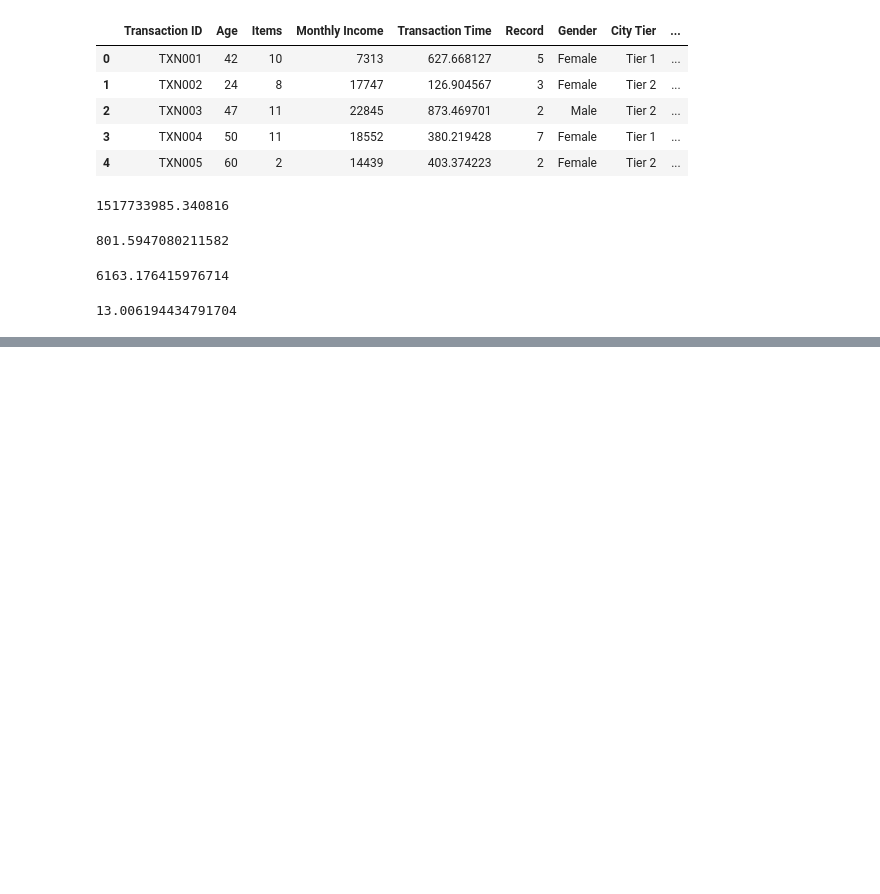
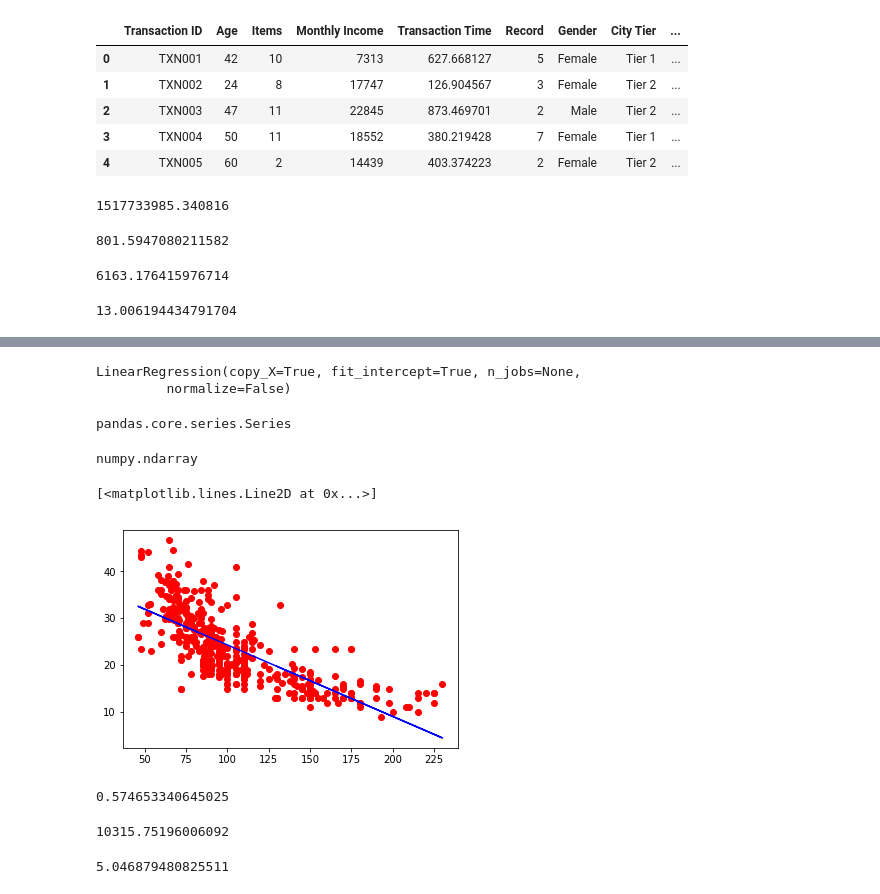
Before and after one commit to JaimeAndresSalas/Ciencia-de-Datos, a Jupyter notebook: 3. Regresion Lineal/Problemas con Regresión Lineal.ipynb, the cells around one changed output, grey strips where cells are left out. Cells and saved outputs as stored; diff of their text form; code cells hidden in the pictures; blank space fills up the shorter version.

```diff
--- a/3. Regresion Lineal/Problemas con Regresión Lineal.ipynb
+++ b/3. Regresion Lineal/Problemas con Regresión Lineal.ipynb
@@ -148,0 +188,25 @@ error*100 #EL porcentaje de error
+# %%
+lm = LinearRegression()
+lm.fit(X[:, np.newaxis],Y) #Cuando se pasa una sola fila de un dataframe se utiliza esto para que el paquete lo acepte
+# %% [output]
+LinearRegression(copy_X=True, fit_intercept=True, n_jobs=None,
+         normalize=False)
+# %%
+type(X)
+# %% [output]
+pandas.core.series.Series
+# %%
+type(X[:,np.newaxis])
+# %% [output]
+numpy.ndarray
+# %%
+%matplotlib inline
+plt.plot(X,Y,"ro")
+plt.plot(X,lm.predict(X[:,np.newaxis]),color="blue")
+# %% [output]
+[<matplotlib.lines.Line2D at 0x...>]
+[figure, added]
+# %%
+lm.score(X_data,Y)
+# %% [output]
+0.574653340645025
@@ -148,0 +215,4 @@ error*100 #EL porcentaje de error
+# %%
+SSD
+# %% [output]
+10315.75196006092
@@ -148,0 +221,4 @@ error*100 #EL porcentaje de error
+# %%
+RSE
+# %% [output]
+5.046879480825511
```
Also changed, not shown: parts of 27 cells of this notebook.
